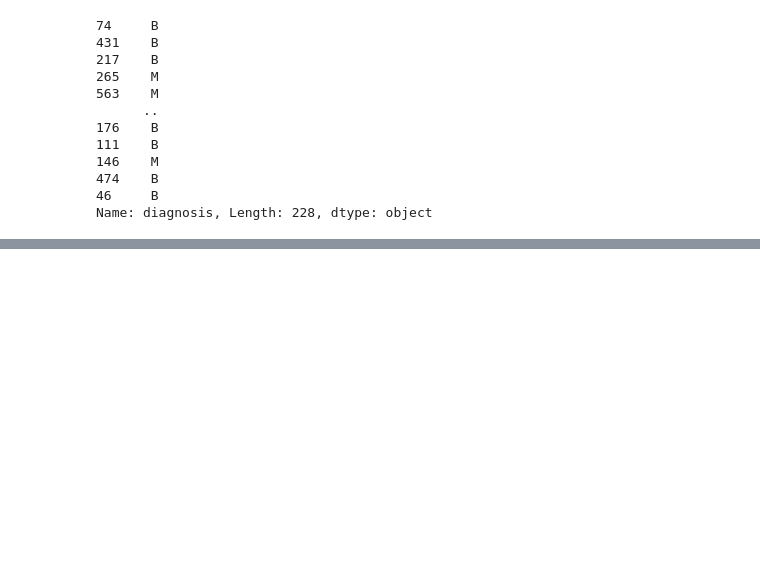
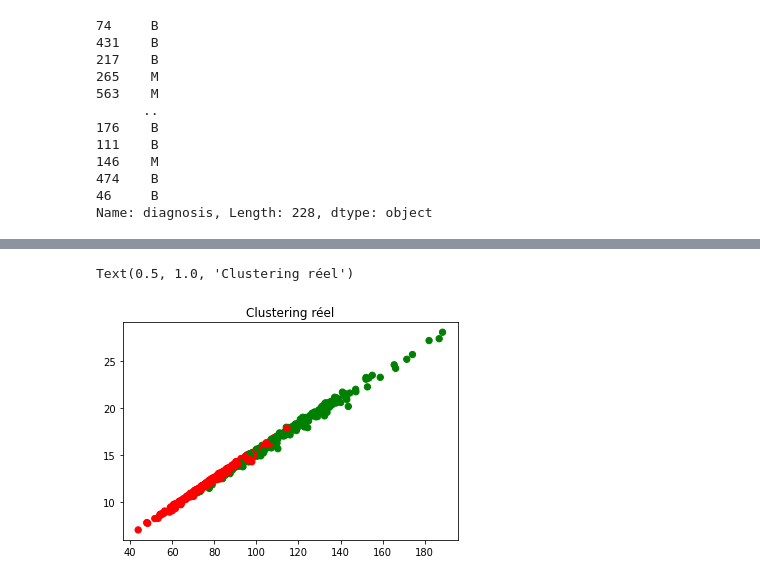
Before and after one commit to HugoLougo/TP3-Deep-Learning, a Jupyter notebook: Untitled.ipynb, the cells around one changed output, grey strips where cells are left out. Cells and saved outputs as stored; diff of their text form; code cells hidden in the pictures; blank space fills up the shorter version.

```diff
--- a/Untitled.ipynb
+++ b/Untitled.ipynb
@@ -138,0 +264,9 @@ km.fit(df_features)
+# %%
+
+from sklearn.preprocessing import LabelEncoder
+
+le = LabelEncoder()
+df_labels = le.fit_transform(df['diagnosis'])
+
+# M = 1, B = 0
+# df_labels[18]
@@ -138,0 +310,7 @@ km.fit(df_features)
+# %%
+plt.scatter(df_features.perimeter_mean, df_features.radius_mean,
+            c=colormap[df_labels],s=40)
+plt.title('Clustering réel')
+# %% [output]
+Text(0.5, 1.0, 'Clustering réel')
+[figure, added]
```
Also changed, not shown: parts of 39 cells of this notebook, 1 other file.
